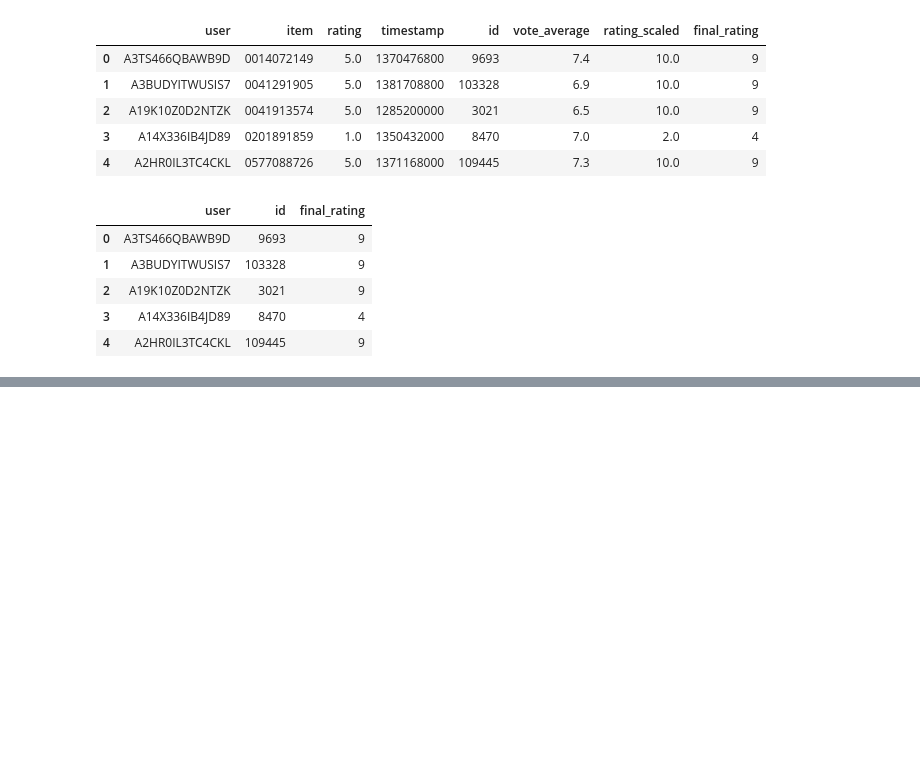
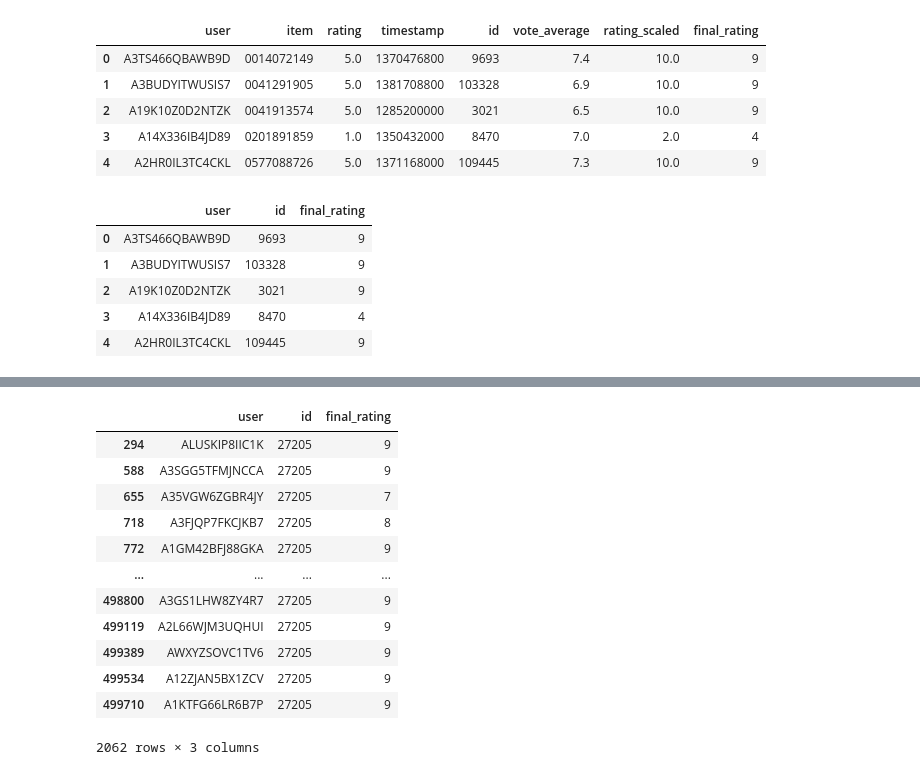
Before and after one commit to adityamurti/Streamlit_Recommendation-System, a Jupyter notebook: user.ipynb, the cells around one changed output, grey strips where cells are left out. Drawn from its saved outputs; the diff is of its cells as text; code cells hidden in the pictures; blank space fills up the shorter version.

```diff
--- a/user.ipynb
+++ b/user.ipynb
@@ -90,0 +120,16 @@ df_ratings.to_csv("user_movie_ratings_transformed.csv", index=False)
+# %%
+df_ratings[df_ratings['id'] == 27205]
+# %% [output]
+|  | user | id | final_rating |
+| 294 | ALUSKIP8IIC1K | 27205 | 9 |
+| 588 | A3SGG5TFMJNCCA | 27205 | 9 |
+| 655 | A35VGW6ZGBR4JY | 27205 | 7 |
+| 718 | A3FJQP7FKCJKB7 | 27205 | 8 |
+| 772 | A1GM42BFJ88GKA | 27205 | 9 |
+| ... | ... | ... | ... |
+| 498800 | A3GS1LHW8ZY4R7 | 27205 | 9 |
+| 499119 | A2L66WJM3UQHUI | 27205 | 9 |
+| 499389 | AWXYZSOVC1TV6 | 27205 | 9 |
+| 499534 | A12ZJAN5BX1ZCV | 27205 | 9 |
+| 499710 | A1KTFG66LR6B7P | 27205 | 9 |
+2062 rows × 3 columns
```
Also changed, not shown: parts of 4 cells of this notebook, 1 other file.
